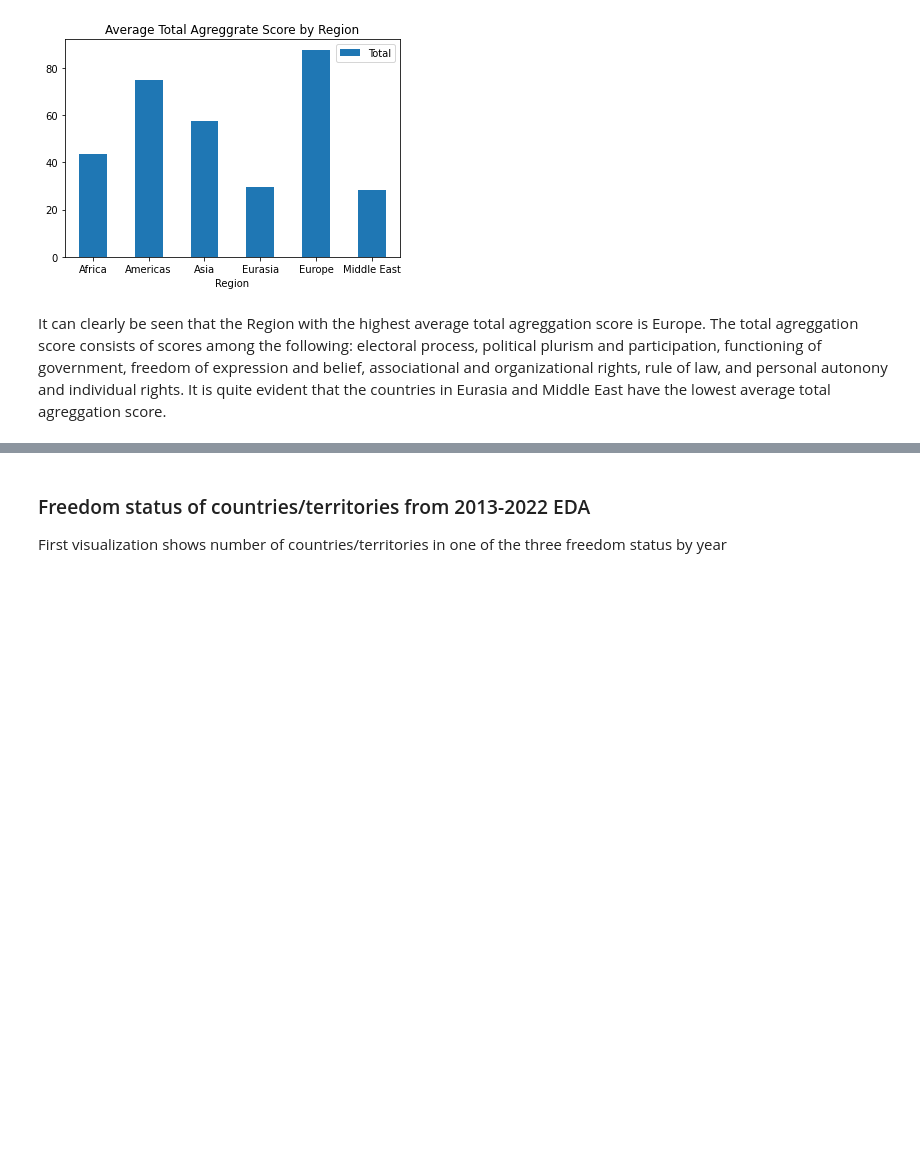
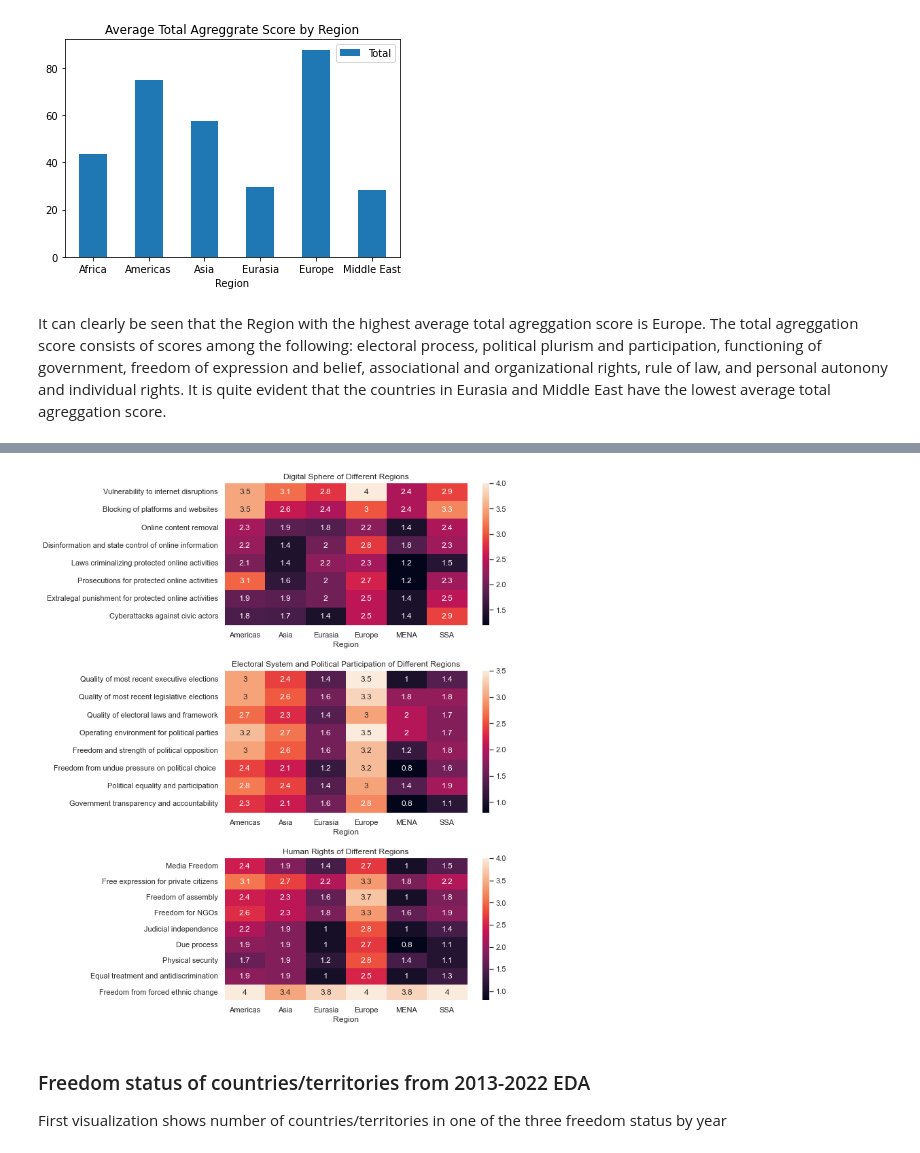
Before and after one commit to uic-cs418/cs418-spring22-eda-llc, a Jupyter notebook: ProgressReport.ipynb, the cells around one changed output, grey strips where cells are left out. Drawn from its saved outputs; the diff is of its cells as text; code cells hidden in the pictures; blank space fills up the shorter version.

```diff
--- a/ProgressReport.ipynb
+++ b/ProgressReport.ipynb
@@ -62,3 +60,7 @@ ModuleNotFoundError: No module named 'electoralVulnerabilityEDA'
+# %%
+visualizations.plotElectionVulnerability()
+# %% [output]
+[figure, added]
 # %% [markdown]
 ### Freedom status of countries/territories from 2013-2022 EDA
 First visualization shows number of countries/territories in one of the three freedom status by year
```
Also changed, not shown: parts of 4 cells of this notebook.
